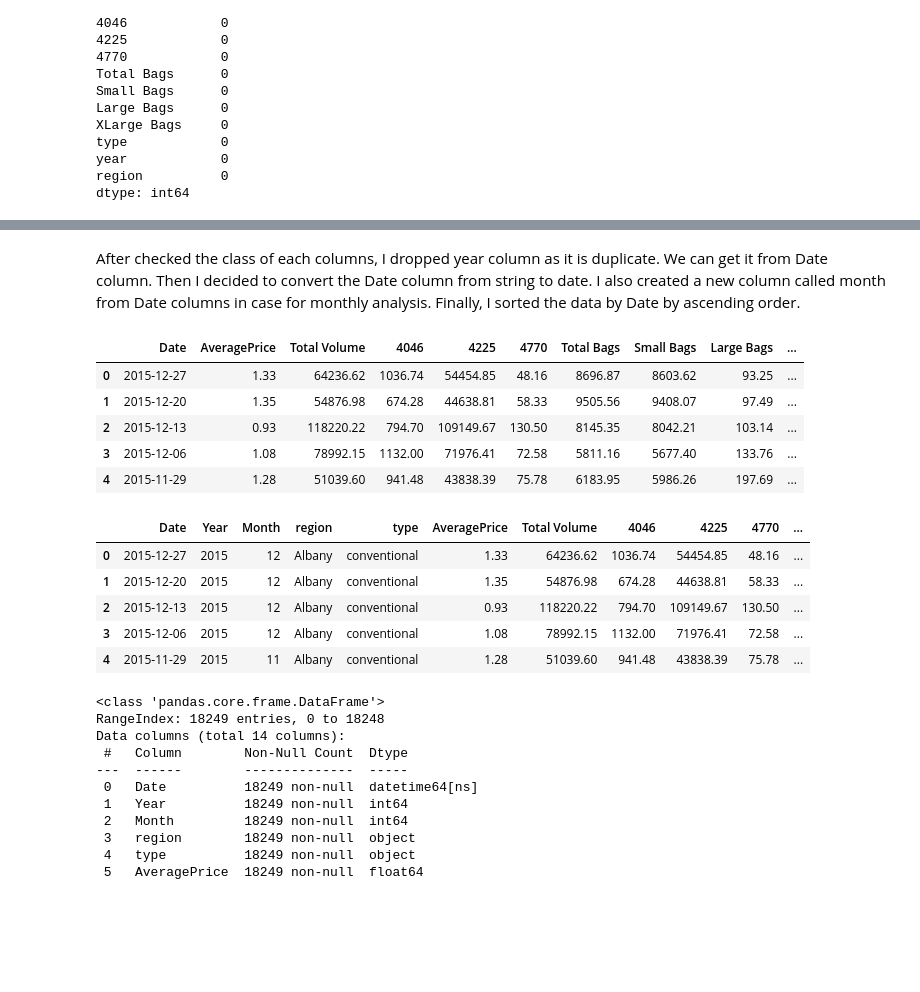
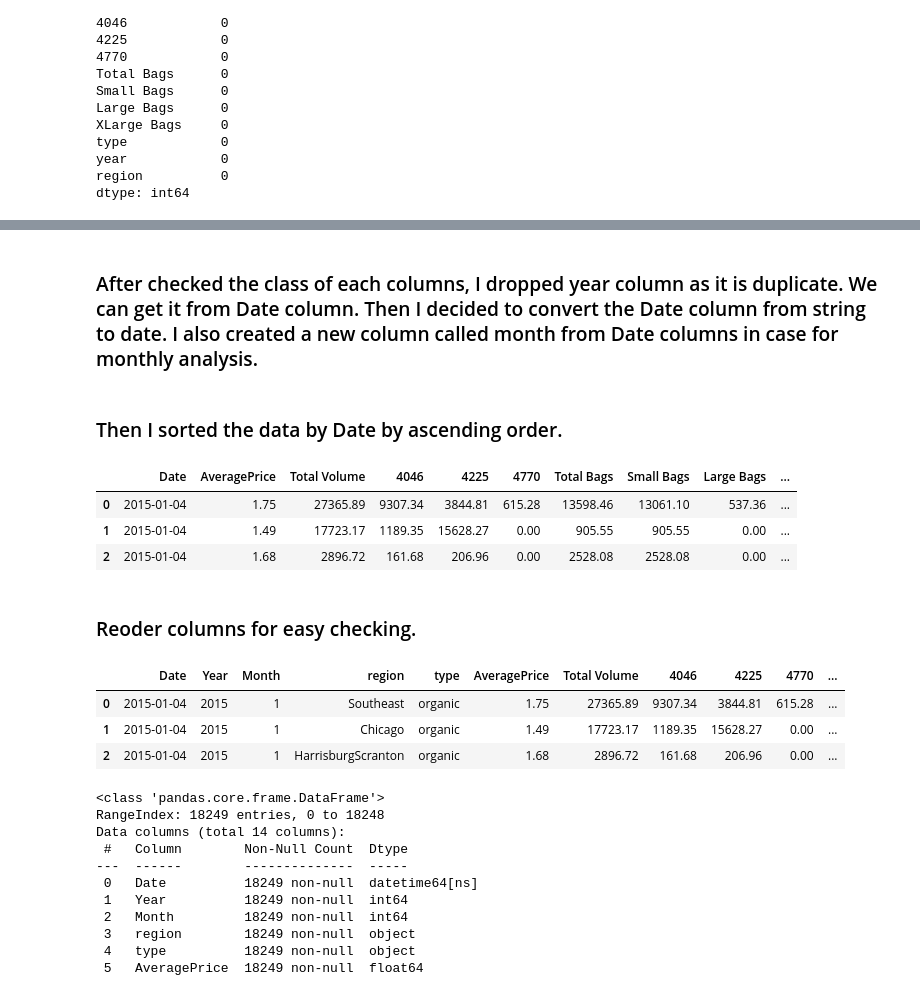
Before and after one commit to RLIProject/Time-Series-Prediction-Model-Pricing, a Jupyter notebook: AvocadoCode.ipynb, the cells around one changed output, grey strips where cells are left out. Cells and saved outputs as stored; diff of their text form; code cells hidden in the pictures; blank space fills up the shorter version.

```diff
--- a/AvocadoCode.ipynb
+++ b/AvocadoCode.ipynb
@@ -129,31 +130,35 @@ no missing values
 # %%
-df.drop(['year','Unnamed: 0'],axis=1,inplace=True)
+columns_to_drop=['year','Unnamed: 0']
+df.drop(columns_to_drop, axis=1,inplace=True)
 # %% [markdown]
-After checked the class of each columns, I dropped year column as it is duplicate. We can get it from Date column. Then I decided to convert the Date column from string to date. I also created a new column called month from Date columns in case for monthly analysis. Finally, I sorted the data by Date by ascending order.
+### After checked the class of each columns, I dropped year column as it is duplicate. We can get it from Date column. Then I decided to convert the Date column from string to date. I also created a new column called month from Date columns in case for monthly analysis.
 # %%
 df['Date']=pd.to_datetime(df['Date'])
 df['Year']=df['Date'].apply(lambda x:x.year)
 df['Month']=df['Date'].apply(lambda x:x.month)
+# %% [markdown]
+### Then I sorted the data by Date by ascending order.
+# %%
+df = df.sort_values(by="Date",
+                           ignore_index=True)
 # %%
-df.head()
+df.head(3)
 # %% [output]
 |  | Date | AveragePrice | Total Volume | 4046 | 4225 | 4770 | Total Bags | Small Bags | Large Bags | ... |
-| 0 | 2015-12-27 | 1.33 | 64236.62 | 1036.74 | 54454.85 | 48.16 | 8696.87 | 8603.62 | 93.25 | ... |
-| 1 | 2015-12-20 | 1.35 | 54876.98 | 674.28 | 44638.81 | 58.33 | 9505.56 | 9408.07 | 97.49 | ... |
-| 2 | 2015-12-13 | 0.93 | 118220.22 | 794.70 | 109149.67 | 130.50 | 8145.35 | 8042.21 | 103.14 | ... |
-| 3 | 2015-12-06 | 1.08 | 78992.15 | 1132.00 | 71976.41 | 72.58 | 5811.16 | 5677.40 | 133.76 | ... |
-| 4 | 2015-11-29 | 1.28 | 51039.60 | 941.48 | 43838.39 | 75.78 | 6183.95 | 5986.26 | 197.69 | ... |
+| 0 | 2015-01-04 | 1.75 | 27365.89 | 9307.34 | 3844.81 | 615.28 | 13598.46 | 13061.10 | 537.36 | ... |
+| 1 | 2015-01-04 | 1.49 | 17723.17 | 1189.35 | 15628.27 | 0.00 | 905.55 | 905.55 | 0.00 | ... |
+| 2 | 2015-01-04 | 1.68 | 2896.72 | 161.68 | 206.96 | 0.00 | 2528.08 | 2528.08 | 0.00 | ... |
+# %% [markdown]
+### Reoder columns for easy checking.
 # %%
 order = [0,-2,-1,11,10, 1,2,3,4,5,6,7,8,9] # setting column's order
 df = df[[df.columns[i] for i in order]]
-df.head()
+df.head(3)
 # %% [output]
 |  | Date | Year | Month | region | type | AveragePrice | Total Volume | 4046 | 4225 | 4770 | ... |
-| 0 | 2015-12-27 | 2015 | 12 | Albany | conventional | 1.33 | 64236.62 | 1036.74 | 54454.85 | 48.16 | ... |
-| 1 | 2015-12-20 | 2015 | 12 | Albany | conventional | 1.35 | 54876.98 | 674.28 | 44638.81 | 58.33 | ... |
-| 2 | 2015-12-13 | 2015 | 12 | Albany | conventional | 0.93 | 118220.22 | 794.70 | 109149.67 | 130.50 | ... |
-| 3 | 2015-12-06 | 2015 | 12 | Albany | conventional | 1.08 | 78992.15 | 1132.00 | 71976.41 | 72.58 | ... |
-| 4 | 2015-11-29 | 2015 | 11 | Albany | conventional | 1.28 | 51039.60 | 941.48 | 43838.39 | 75.78 | ... |
+| 0 | 2015-01-04 | 2015 | 1 | Southeast | organic | 1.75 | 27365.89 | 9307.34 | 3844.81 | 615.28 | ... |
+| 1 | 2015-01-04 | 2015 | 1 | Chicago | organic | 1.49 | 17723.17 | 1189.35 | 15628.27 | 0.00 | ... |
+| 2 | 2015-01-04 | 2015 | 1 | HarrisburgScranton | organic | 1.68 | 2896.72 | 161.68 | 206.96 | 0.00 | ... |
 # %%
 df.info()
 # %% [output]
```
Also changed, not shown: parts of 37 cells of this notebook.
